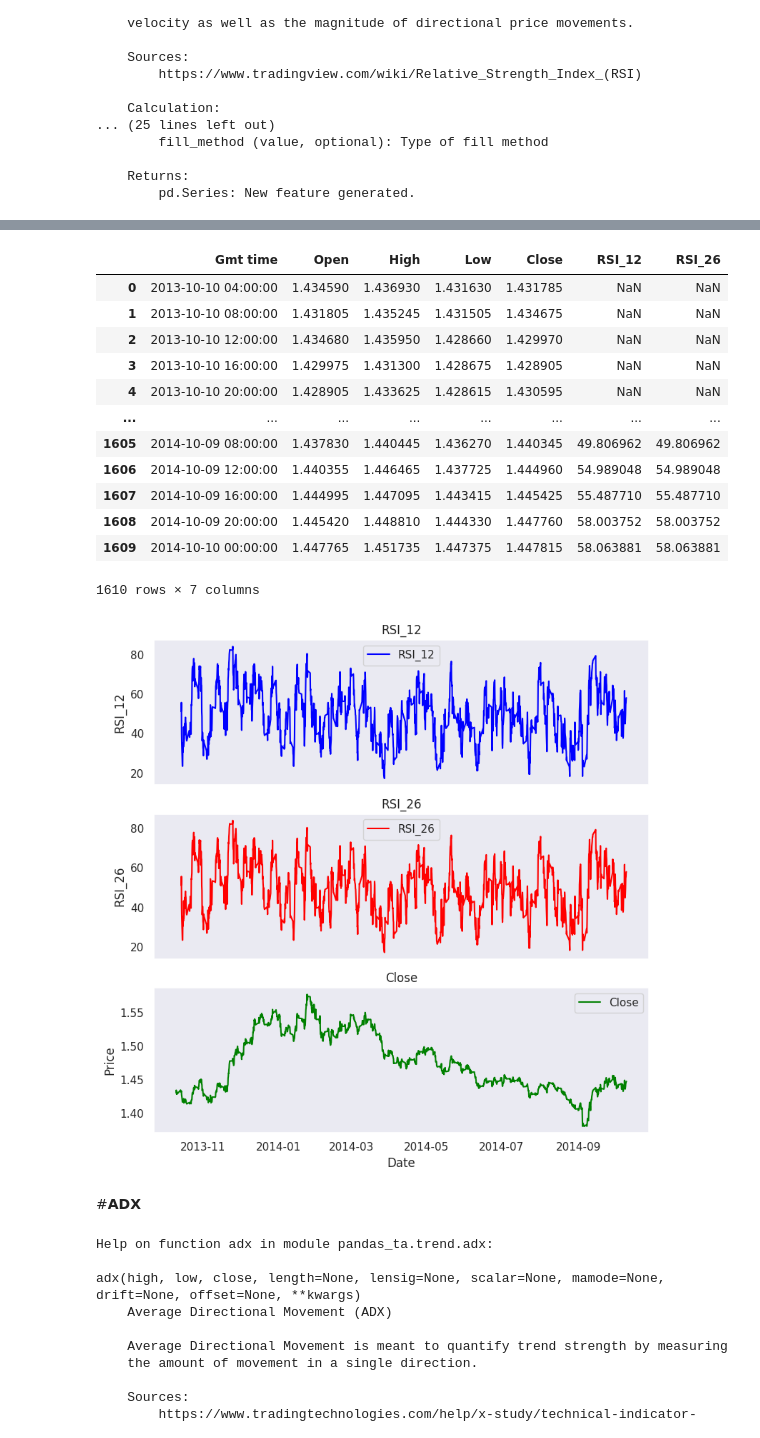
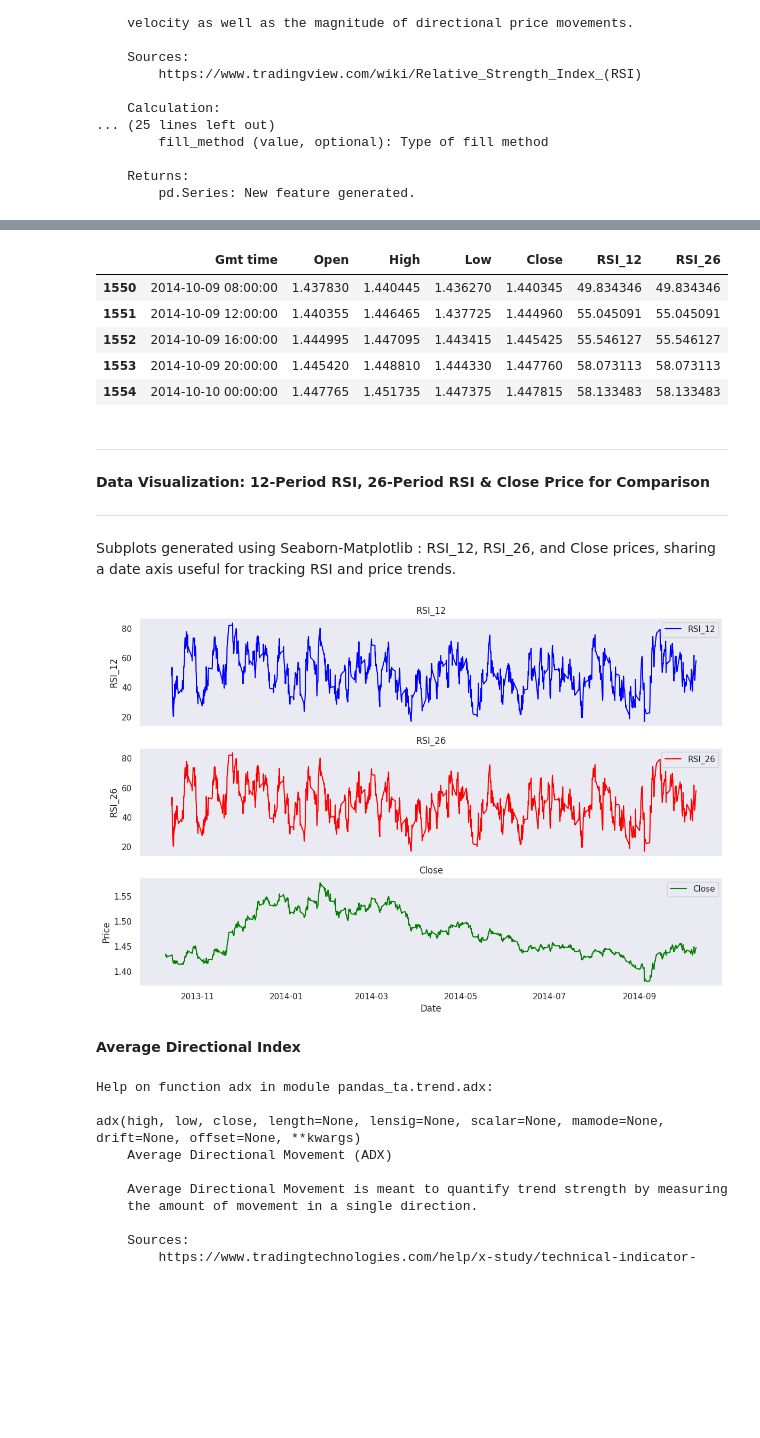
Before and after one commit to r7humagai/DataScienceBootCamp, a Jupyter notebook: Projects/Panda_Project2_StockData.ipynb, the cells around one changed output, grey strips where cells are left out. Cells and saved outputs as stored; diff of their text form; code cells hidden in the pictures; blank space fills up the shorter version.

Commit message:
Final Copy with Data Preprocessing & Visualizations

```diff
--- a/Projects/Panda_Project2_StockData.ipynb
+++ b/Projects/Panda_Project2_StockData.ipynb
@@ -72,0 +121,23 @@ df_final['Gmt time'] = pd.to_datetime(df_final['Gmt time'], format ='%d.%m.%Y %H
+# %%
+import pandas as pd
+
+start_year = 2012     # Since the dataframe contains the data from 2012 to 2020
+end_year = 2020
+
+holidays_without_years = {
+    "New Year's Day": '-01-01',
+    "Memorial Day": '-05-29',
+    "Independence Day": '-07-04',
+    "Labor Day": '-09-04',
+    "Christmas Day": '-12-25'
+}
+
+federal_holidays = []
+
+# Loop through the range of years and add holidays for each year
+for year in range(start_year, end_year + 1):
+    for holiday, date_format in holidays_without_years.items():
+        holiday_date = f'{year}{date_format}'
+        federal_holidays.append(pd.to_datetime(holiday_date))   # list will contain all dates that were federal holidays
+
+print(type(federal_holidays[0]))
@@ -72,0 +148,2 @@ df_final['Gmt time'] = pd.to_datetime(df_final['Gmt time'], format ='%d.%m.%Y %H
+# %%
+df_federal_holidays = df_final[df_final['Gmt time'].isin(federal_holidays)]
@@ -72,0 +162,3 @@ df_final['Gmt time'] = pd.to_datetime(df_final['Gmt time'], format ='%d.%m.%Y %H
+# %%
+indices = df_federal_holidays.index
+df_final = df_final.drop(indices)
@@ -293,3 +335,0 @@ for k in range(0,25):           # Same with SMA_26
-# %%
-# Delete the first row with SMA12 & SMA26
-df = df.drop(0, axis = 0)
@@ -530,45 +551,45 @@ See the caveats in the documentation: https://pandas.pydata.org/pandas-docs/stab
 # %%
-df_rsi
+df_rsi.tail(5)
 # %% [output]
 |  | Gmt time | Open | High | Low | Close | RSI_12 | RSI_26 |
-| 0 | 2013-10-10 04:00:00 | 1.434590 | 1.436930 | 1.431630 | 1.431785 | NaN | NaN |
-| 1 | 2013-10-10 08:00:00 | 1.431805 | 1.435245 | 1.431505 | 1.434675 | NaN | NaN |
-| 2 | 2013-10-10 12:00:00 | 1.434680 | 1.435950 | 1.428660 | 1.429970 | NaN | NaN |
-| 3 | 2013-10-10 16:00:00 | 1.429975 | 1.431300 | 1.428675 | 1.428905 | NaN | NaN |
-| 4 | 2013-10-10 20:00:00 | 1.428905 | 1.433625 | 1.428615 | 1.430595 | NaN | NaN |
-| ... | ... | ... | ... | ... | ... | ... | ... |
-| 1605 | 2014-10-09 08:00:00 | 1.437830 | 1.440445 | 1.436270 | 1.440345 | 49.806962 | 49.806962 |
-| 1606 | 2014-10-09 12:00:00 | 1.440355 | 1.446465 | 1.437725 | 1.444960 | 54.989048 | 54.989048 |
-| 1607 | 2014-10-09 16:00:00 | 1.444995 | 1.447095 | 1.443415 | 1.445425 | 55.487710 | 55.487710 |
-| 1608 | 2014-10-09 20:00:00 | 1.445420 | 1.448810 | 1.444330 | 1.447760 | 58.003752 | 58.003752 |
-| 1609 | 2014-10-10 00:00:00 | 1.447765 | 1.451735 | 1.447375 | 1.447815 | 58.063881 | 58.063881 |
+| 1550 | 2014-10-09 08:00:00 | 1.437830 | 1.440445 | 1.436270 | 1.440345 | 49.834346 | 49.834346 |
+| 1551 | 2014-10-09 12:00:00 | 1.440355 | 1.446465 | 1.437725 | 1.444960 | 55.045091 | 55.045091 |
+| 1552 | 2014-10-09 16:00:00 | 1.444995 | 1.447095 | 1.443415 | 1.445425 | 55.546127 | 55.546127 |
+| 1553 | 2014-10-09 20:00:00 | 1.445420 | 1.448810 | 1.444330 | 1.447760 | 58.073113 | 58.073113 |
+| 1554 | 2014-10-10 00:00:00 | 1.447765 | 1.451735 | 1.447375 | 1.447815 | 58.133483 | 58.133483 |
-1610 rows × 7 columns
+# %% [markdown]
+----
+**Data Visualization: 12-Period RSI, 26-Period RSI & Close Price for Comparison**
+
+----
+# %% [markdown]
+Subplots generated using Seaborn-Matplotlib : RSI_12, RSI_26, and Close prices, sharing a date axis useful for tracking RSI and price trends.
 # %%
 # Create subplots using Seaborn and Matplotlib
-fig, (ax1, ax2, ax3) = plt.subplots(3, figsize=(8, 8), sharex=True)
+fig, (ax1, ax2, ax3) = plt.subplots(3, figsize=(12, 8), sharex=True)
 
 # Plot RSI_12 on the first subplot
 ax1.set_ylabel('RSI_12')
 sns.lineplot(x='Gmt time', y = 'RSI_12', ax=ax1, data = df_rsi, label='RSI_12', color='blue')
 ax1.set_title('RSI_12')
 
 # Plot RSI_26 on the second subplot
 ax2.set_ylabel('RSI_26')
 sns.lineplot(x='Gmt time', y = 'RSI_26', ax=ax2, data = df_rsi, label='RSI_26', color='red')
 ax2.set_title('RSI_26')
 
 # Plot Close on the third subplot
 ax3.set_xlabel('Date')
 ax3.set_ylabel('Price')
 sns.lineplot(x='Gmt time', y = 'Close', ax=ax3, data = df_rsi, label='Close', color='green')
 ax3.set_title('Close')
 
 plt.tight_layout()
 plt.show()
 # %% [output]
-[figure, old version]
+[figure, new version]
-# %% [markdown]
-#**ADX**
+# %% [markdown]
+**Average Directional Index**
 # %%
 help(ta.adx)
 # %% [output]
```
Also changed, not shown: parts of 116 cells of this notebook.
